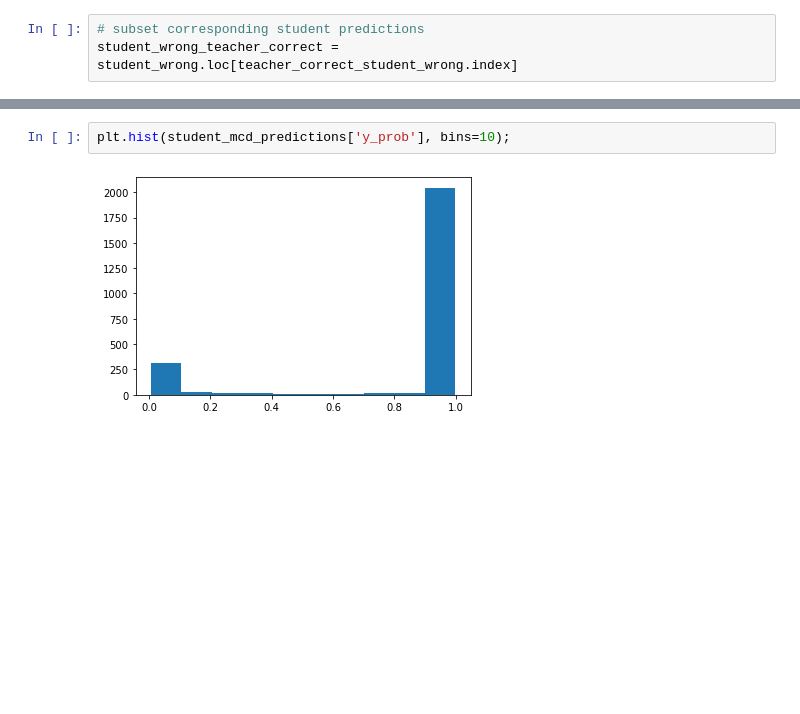
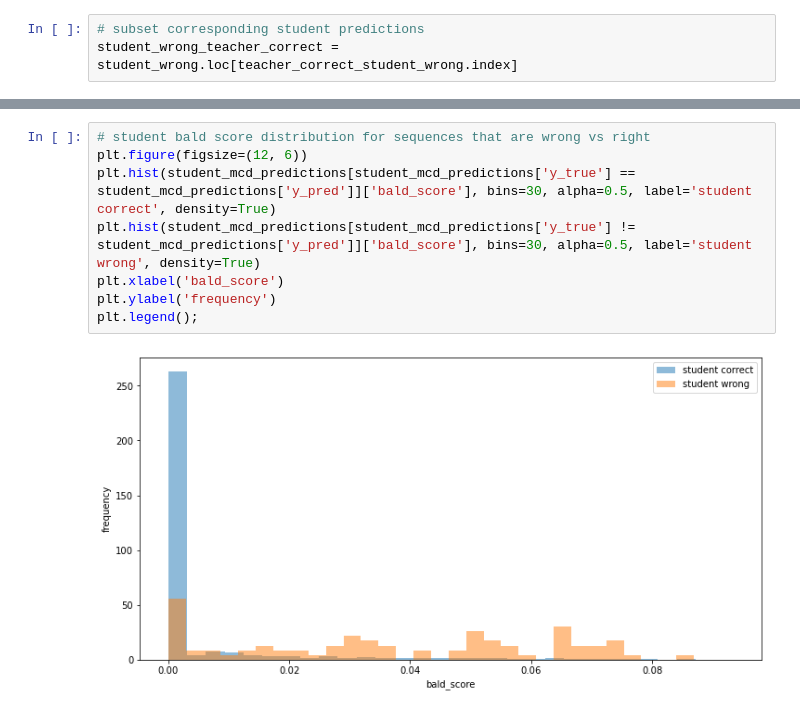
Before and after one commit to jsonnenburg/real-time-uncertainty-text-classification, a Jupyter notebook: analysis/student_error_analysis.ipynb, the cells around one changed output, grey strips where cells are left out. Cells and saved outputs as stored; diff of their text form; blank space fills up the shorter version.

```diff
--- a/analysis/student_error_analysis.ipynb
+++ b/analysis/student_error_analysis.ipynb
@@ -104,4 +130,10 @@ plt.legend();
-# %%
-plt.hist(student_mcd_predictions['y_prob'], bins=10);
-# %% [output]
-[figure, removed]
+# %%
+# student bald score distribution for sequences that are wrong vs right
+plt.figure(figsize=(12, 6))
+plt.hist(student_mcd_predictions[student_mcd_predictions['y_true'] == student_mcd_predictions['y_pred']]['bald_score'], bins=30, alpha=0.5, label='student correct', density=True)
+plt.hist(student_mcd_predictions[student_mcd_predictions['y_true'] != student_mcd_predictions['y_pred']]['bald_score'], bins=30, alpha=0.5, label='student wrong', density=True)
+plt.xlabel('bald_score')
+plt.ylabel('frequency')
+plt.legend();
+# %% [output]
+[figure, added]
```
Also changed, not shown: parts of 10 cells of this notebook, 3 other files.
